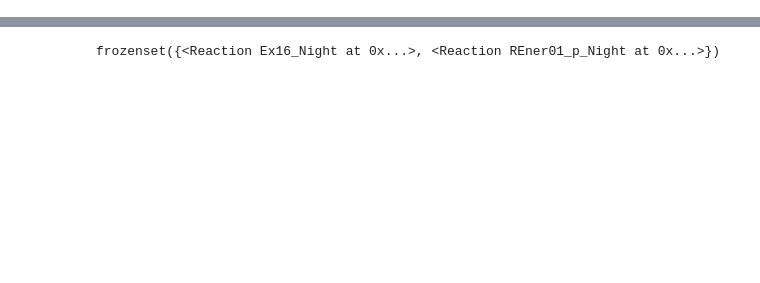
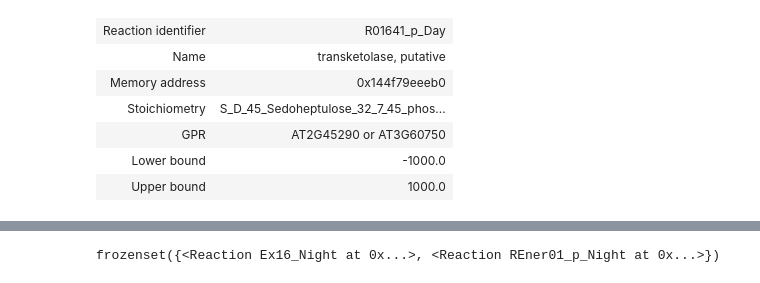
Before and after one commit to LucianaMartins26/DielModels, a Jupyter notebook: examples/(draft) Biosynthesis_reactions_fluxes.ipynb, the cells around one changed output, grey strips where cells are left out. Saved outputs shown, nothing was run; the diff lists cells and outputs as text; code cells hidden in the pictures; blank space fills up the shorter version.

```diff
--- a/examples/(draft) Biosynthesis_reactions_fluxes.ipynb
+++ b/examples/(draft) Biosynthesis_reactions_fluxes.ipynb
@@ -4,0 +40,10 @@ modelo = cobra.io.read_sbml_model("C:\\Users\\lucia\\Desktop\\DielModels\\recons
+# %%
+modelo.reactions.get_by_id("R01641_p_Day")
+# %% [output]
+| Reaction identifier | R01641_p_Day |
+| Name | transketolase, putative |
+| Memory address | 0x144f79eeeb0 |
+| Stoichiometry | S_D_45_Sedoheptulose_32_7_45_phos... |
+| GPR | AT2G45290 or AT3G60750 |
+| Lower bound | -1000.0 |
+| Upper bound | 1000.0 |
```
Also changed, not shown: parts of 38 cells of this notebook, 13 other files.
